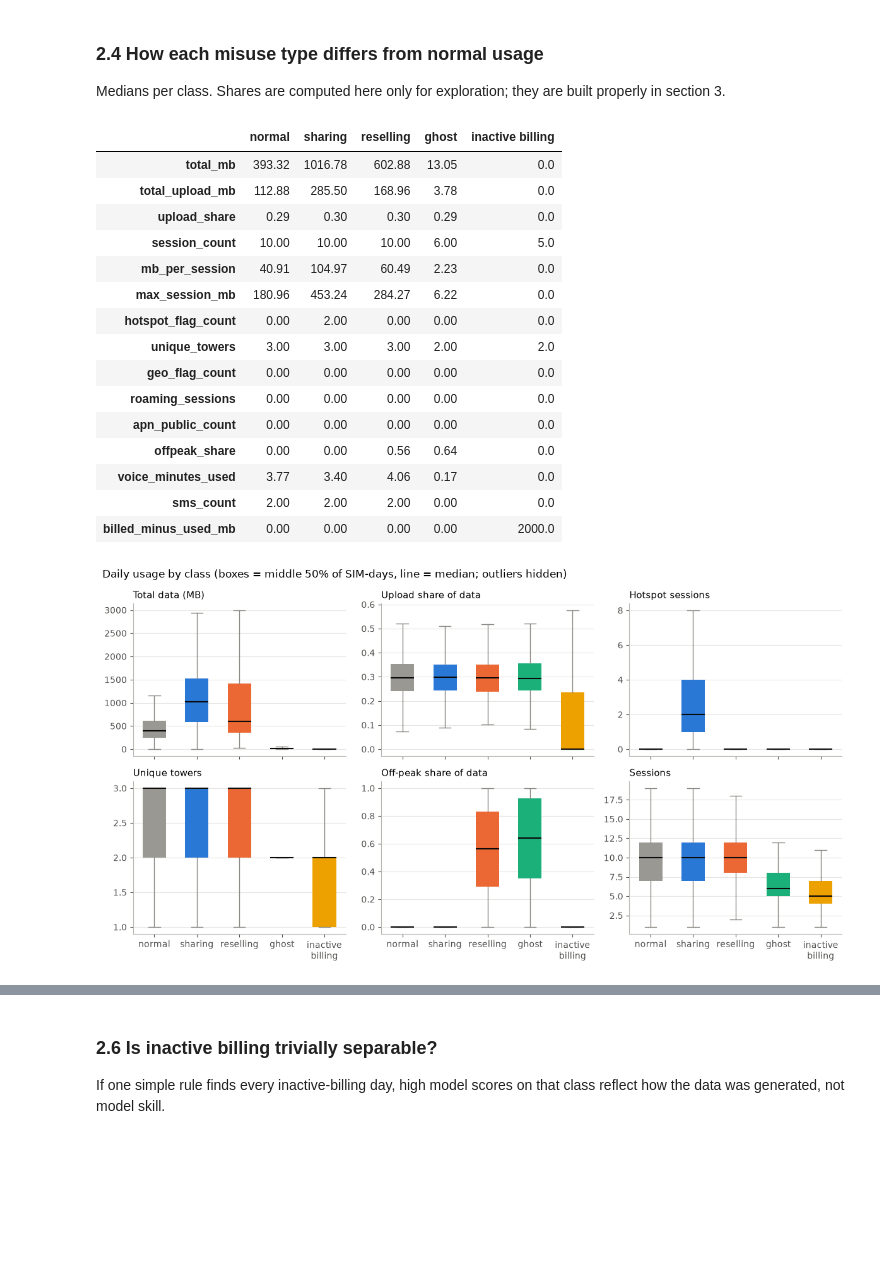
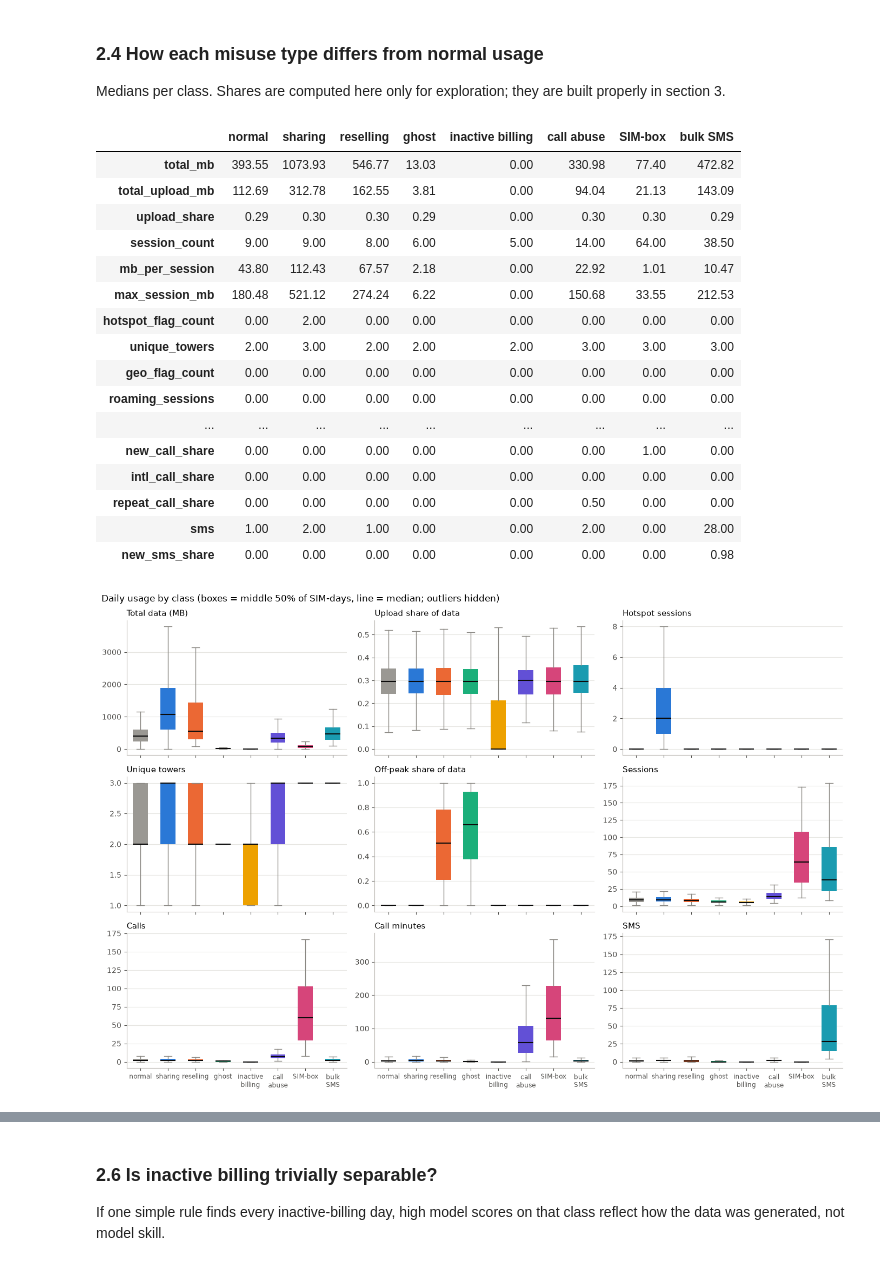
Before and after one commit to ianchomba1/proSIM, a Jupyter notebook: ml-training/notebooks/01_misuse_training.ipynb, the cells around one changed output, grey strips where cells are left out. Drawn from its saved outputs; the diff is of its cells as text; code cells hidden in the pictures; blank space fills up the shorter version.

Commit message:
Calls and SMS

```diff
--- a/ml-training/notebooks/01_misuse_training.ipynb
+++ b/ml-training/notebooks/01_misuse_training.ipynb
@@ -74,12 +140,16 @@ Figures are saved to `reports/` for the write-up.
 ### 2.1 Data quality
 # %%
 # Class order and colours, reused by every chart in this notebook
-CLASS_ORDER = ["normal", "unauthorized_sharing", "data_reselling", "ghost_usage", "inactive_billing"]
+CLASS_ORDER = ["normal", "unauthorized_sharing", "data_reselling", "ghost_usage", "inactive_billing",
+               "call_abuse", "sim_box", "bulk_sms"]
 MISUSE = CLASS_ORDER[1:]
+DATA_TYPES, CALL_TYPES = MISUSE[:4], MISUSE[4:]
 SHORT = {"normal": "normal", "unauthorized_sharing": "sharing", "data_reselling": "reselling",
-         "ghost_usage": "ghost", "inactive_billing": "inactive\nbilling"}
+         "ghost_usage": "ghost", "inactive_billing": "inactive\nbilling", "call_abuse": "call\nabuse",
+         "sim_box": "SIM-box", "bulk_sms": "bulk\nSMS"}
 CLASS_COLORS = {"normal": "#9a9893", "unauthorized_sharing": "#2a78d6", "data_reselling": "#eb6834",
-                "ghost_usage": "#1baf7a", "inactive_billing": "#eda100"}
+                "ghost_usage": "#1baf7a", "inactive_billing": "#eda100", "call_abuse": "#6250d6",
+                "sim_box": "#d6457a", "bulk_sms": "#1a9bb0"}
 
 plt.rcParams.update({
     "axes.spines.top": False, "axes.spines.right": False, "axes.axisbelow": True,
@@ -166,7 +242,7 @@ ep
 ### 2.4 How each misuse type differs from normal usage
 Medians per class. Shares are computed here only for exploration; they are built properly in section 3.
 # %%
-eda = df.copy()
+eda = df.join(CF)  # daily columns + call/SMS features (section 1.1)
 eps = 1e-6
 eda["upload_share"] = eda["total_upload_mb"] / (eda["total_mb"] + eps)
 eda["offpeak_share"] = eda["offpeak_mb"] / (eda["total_mb"] + eps)
@@ -175,52 +251,55 @@ eda["billed_minus_used_mb"] = eda["billed_mb"] - eda["total_mb"]
 
 COMPARE = ["total_mb", "total_upload_mb", "upload_share", "session_count", "mb_per_session",
            "max_session_mb", "hotspot_flag_count", "unique_towers", "geo_flag_count",
-           "roaming_sessions", "apn_public_count", "offpeak_share", "voice_minutes_used",
-           "sms_count", "billed_minus_used_mb"]
+           "roaming_sessions", "apn_public_count", "offpeak_share", "billed_minus_used_mb",
+           "calls", "call_minutes", "mean_call_s", "new_call_share", "intl_call_share",
+           "repeat_call_share", "sms", "new_sms_share"]
 medians = eda.groupby("label")[COMPARE].median().reindex(CLASS_ORDER).T
 medians.columns = [SHORT[c].replace("\n", " ") for c in medians.columns]
 medians.round(2)
 # %% [output]
-|  | normal | sharing | reselling | ghost | inactive billing |
-| total_mb | 393.32 | 1016.78 | 602.88 | 13.05 | 0.0 |
-| total_upload_mb | 112.88 | 285.50 | 168.96 | 3.78 | 0.0 |
-| upload_share | 0.29 | 0.30 | 0.30 | 0.29 | 0.0 |
-| session_count | 10.00 | 10.00 | 10.00 | 6.00 | 5.0 |
-| mb_per_session | 40.91 | 104.97 | 60.49 | 2.23 | 0.0 |
-| max_session_mb | 180.96 | 453.24 | 284.27 | 6.22 | 0.0 |
-| hotspot_flag_count | 0.00 | 2.00 | 0.00 | 0.00 | 0.0 |
-| unique_towers | 3.00 | 3.00 | 3.00 | 2.00 | 2.0 |
-| geo_flag_count | 0.00 | 0.00 | 0.00 | 0.00 | 0.0 |
-| roaming_sessions | 0.00 | 0.00 | 0.00 | 0.00 | 0.0 |
-| apn_public_count | 0.00 | 0.00 | 0.00 | 0.00 | 0.0 |
-| offpeak_share | 0.00 | 0.00 | 0.56 | 0.64 | 0.0 |
-| voice_minutes_used | 3.77 | 3.40 | 4.06 | 0.17 | 0.0 |
-| sms_count | 2.00 | 2.00 | 2.00 | 0.00 | 0.0 |
-| billed_minus_used_mb | 0.00 | 0.00 | 0.00 | 0.00 | 2000.0 |
+|  | normal | sharing | reselling | ghost | inactive billing | call abuse | SIM-box | bulk SMS |
+| total_mb | 393.55 | 1073.93 | 546.77 | 13.03 | 0.00 | 330.98 | 77.40 | 472.82 |
+| total_upload_mb | 112.69 | 312.78 | 162.55 | 3.81 | 0.00 | 94.04 | 21.13 | 143.09 |
+| upload_share | 0.29 | 0.30 | 0.30 | 0.29 | 0.00 | 0.30 | 0.30 | 0.29 |
+| session_count | 9.00 | 9.00 | 8.00 | 6.00 | 5.00 | 14.00 | 64.00 | 38.50 |
+| mb_per_session | 43.80 | 112.43 | 67.57 | 2.18 | 0.00 | 22.92 | 1.01 | 10.47 |
+| max_session_mb | 180.48 | 521.12 | 274.24 | 6.22 | 0.00 | 150.68 | 33.55 | 212.53 |
+| hotspot_flag_count | 0.00 | 2.00 | 0.00 | 0.00 | 0.00 | 0.00 | 0.00 | 0.00 |
+| unique_towers | 2.00 | 3.00 | 2.00 | 2.00 | 2.00 | 3.00 | 3.00 | 3.00 |
+| geo_flag_count | 0.00 | 0.00 | 0.00 | 0.00 | 0.00 | 0.00 | 0.00 | 0.00 |
+| roaming_sessions | 0.00 | 0.00 | 0.00 | 0.00 | 0.00 | 0.00 | 0.00 | 0.00 |
+| ... | ... | ... | ... | ... | ... | ... | ... | ... |
+| new_call_share | 0.00 | 0.00 | 0.00 | 0.00 | 0.00 | 0.00 | 1.00 | 0.00 |
+| intl_call_share | 0.00 | 0.00 | 0.00 | 0.00 | 0.00 | 0.00 | 0.00 | 0.00 |
+| repeat_call_share | 0.00 | 0.00 | 0.00 | 0.00 | 0.00 | 0.50 | 0.00 | 0.00 |
+| sms | 1.00 | 2.00 | 1.00 | 0.00 | 0.00 | 2.00 | 0.00 | 28.00 |
+| new_sms_share | 0.00 | 0.00 | 0.00 | 0.00 | 0.00 | 0.00 | 0.00 | 0.98 |
 # %%
 PANELS = [("total_mb", "Total data (MB)"), ("upload_share", "Upload share of data"),
           ("hotspot_flag_count", "Hotspot sessions"), ("unique_towers", "Unique towers"),
-          ("offpeak_share", "Off-peak share of data"), ("session_count", "Sessions")]
+          ("offpeak_share", "Off-peak share of data"), ("session_count", "Sessions"),
+          ("calls", "Calls"), ("call_minutes", "Call minutes"), ("sms", "SMS")]
 
-fig, axes = plt.subplots(2, 3, figsize=(12, 6.5), sharex=True)
+fig, axes = plt.subplots(3, 3, figsize=(14, 9.5), sharex=True)
 for ax, (col, title) in zip(axes.flat, PANELS):
     data = [eda.loc[eda.label == c, col].values for c in CLASS_ORDER]
     bp = ax.boxplot(data, widths=0.55, showfliers=False, patch_artist=True,
                     medianprops={"color": "#0b0b0b", "linewidth": 1.5},
                     whiskerprops={"color": "#8a8883"}, capprops={"color": "#8a8883"},
                     boxprops={"linewidth": 0})
     for patch, c in zip(bp["boxes"], CLASS_ORDER):
         patch.set_facecolor(CLASS_COLORS[c])
     ax.set_title(title, loc="left")
     ax.grid(axis="x", visible=False)
 for ax in axes[-1]:
-    ax.set_xticks(range(1, len(CLASS_ORDER) + 1), [SHORT[c] for c in CLASS_ORDER])
+    ax.set_xticks(range(1, len(CLASS_ORDER) + 1), [SHORT[c] for c in CLASS_ORDER], fontsize=8.5)
 fig.suptitle("Daily usage by class (boxes = middle 50% of SIM-days, line = median; outliers hidden)",
              x=0.01, ha="left", fontsize=12)
 fig.tight_layout()
 savefig(fig, "eda_usage_by_class.png")
 plt.show()
 # %% [output]
-[figure, old version]
+[figure, new version]
 # %% [markdown]
 ### 2.5 Misuse as a change in a SIM's own behaviour
```
Also changed, not shown: parts of 68 cells of this notebook, 11 other files.
